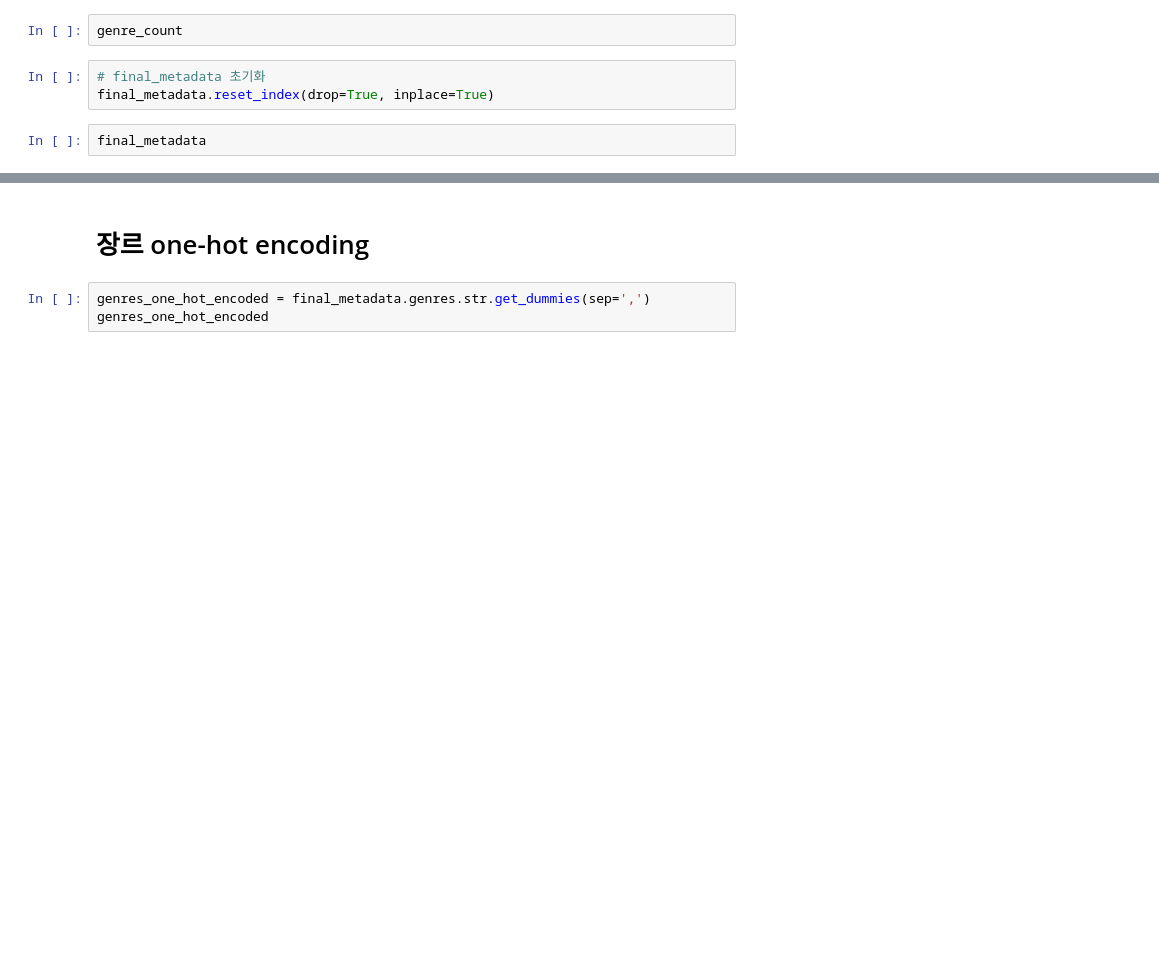
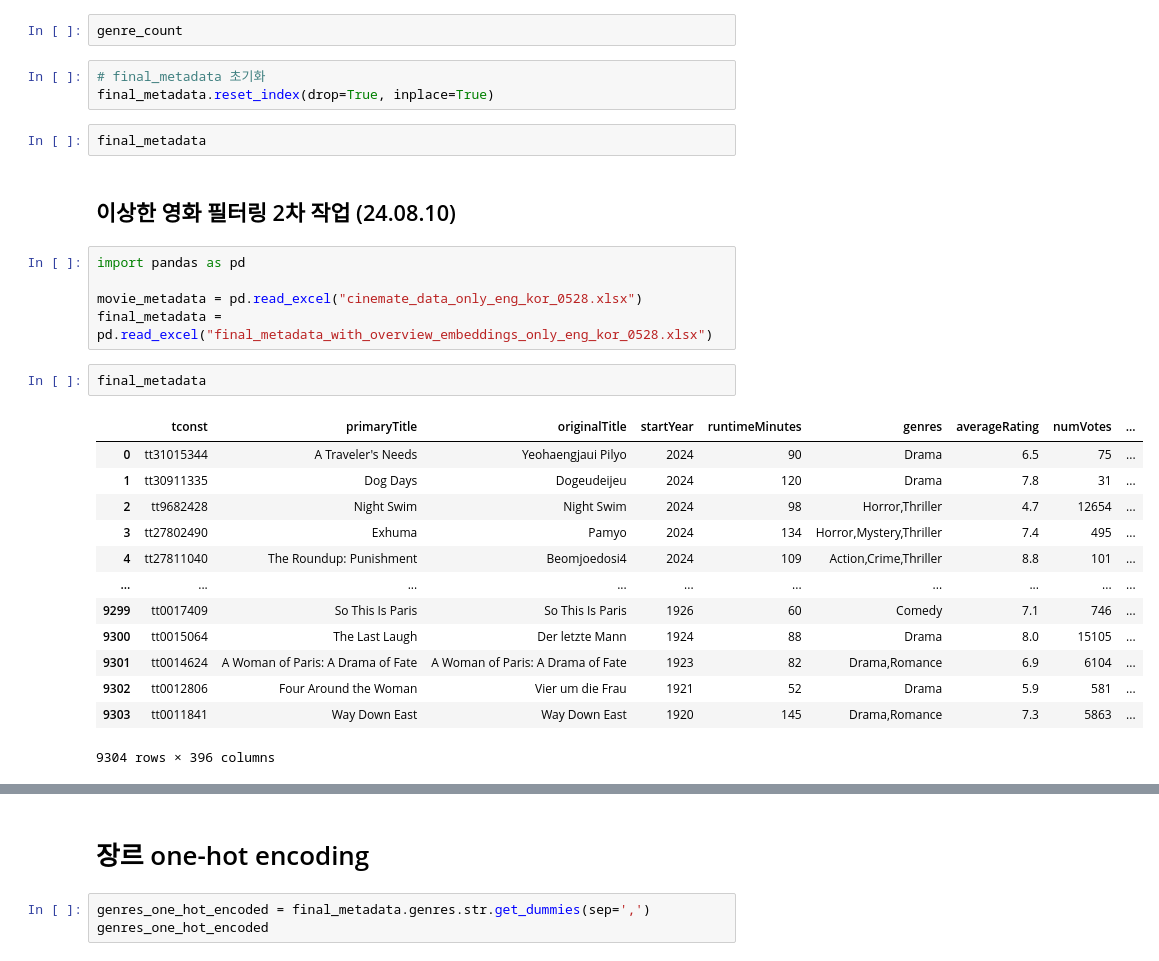
Before and after one commit to hou27/movie_recommendation, a Jupyter notebook: preprocess2.ipynb, the cells around one changed output, grey strips where cells are left out. Drawn from its saved outputs; the diff is of its cells as text; blank space fills up the shorter version.

```diff
--- a/preprocess2.ipynb
+++ b/preprocess2.ipynb
@@ -70,3 +70,26 @@ genre_count
 final_metadata.reset_index(drop=True, inplace=True)
 # %%
 final_metadata
+# %% [markdown]
+## 이상한 영화 필터링 2차 작업 (24.08.10)
+# %%
+import pandas as pd
+
+movie_metadata = pd.read_excel("cinemate_data_only_eng_kor_0528.xlsx")
+final_metadata = pd.read_excel("final_metadata_with_overview_embeddings_only_eng_kor_0528.xlsx")
+# %%
+final_metadata
+# %% [output]
+|  | tconst | primaryTitle | originalTitle | startYear | runtimeMinutes | genres | averageRating | numVotes | ... |
+| 0 | tt31015344 | A Traveler's Needs | Yeohaengjaui Pilyo | 2024 | 90 | Drama | 6.5 | 75 | ... |
+| 1 | tt30911335 | Dog Days | Dogeudeijeu | 2024 | 120 | Drama | 7.8 | 31 | ... |
+| 2 | tt9682428 | Night Swim | Night Swim | 2024 | 98 | Horror,Thriller | 4.7 | 12654 | ... |
+| 3 | tt27802490 | Exhuma | Pamyo | 2024 | 134 | Horror,Mystery,Thriller | 7.4 | 495 | ... |
+| 4 | tt27811040 | The Roundup: Punishment | Beomjoedosi4 | 2024 | 109 | Action,Crime,Thriller | 8.8 | 101 | ... |
+| ... | ... | ... | ... | ... | ... | ... | ... | ... | ... |
+| 9299 | tt0017409 | So This Is Paris | So This Is Paris | 1926 | 60 | Comedy | 7.1 | 746 | ... |
+| 9300 | tt0015064 | The Last Laugh | Der letzte Mann | 1924 | 88 | Drama | 8.0 | 15105 | ... |
+| 9301 | tt0014624 | A Woman of Paris: A Drama of Fate | A Woman of Paris: A Drama of Fate | 1923 | 82 | Drama,Romance | 6.9 | 6104 | ... |
+| 9302 | tt0012806 | Four Around the Woman | Vier um die Frau | 1921 | 52 | Drama | 5.9 | 581 | ... |
+| 9303 | tt0011841 | Way Down East | Way Down East | 1920 | 145 | Drama,Romance | 7.3 | 5863 | ... |
+9304 rows × 396 columns
```
Also changed, not shown: parts of 8 cells of this notebook, 1 other file.
